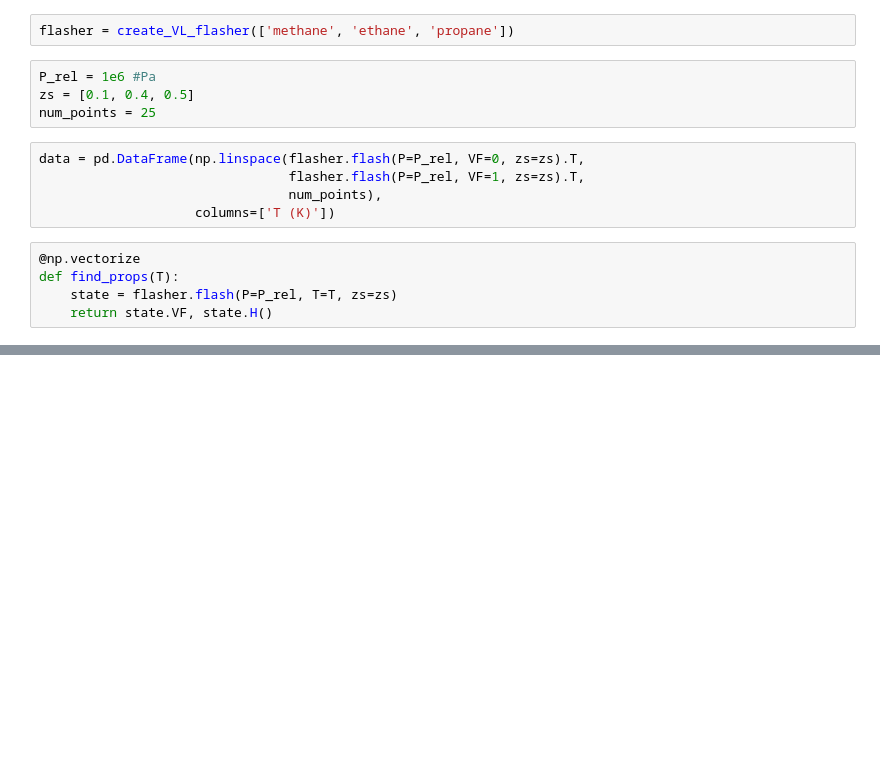
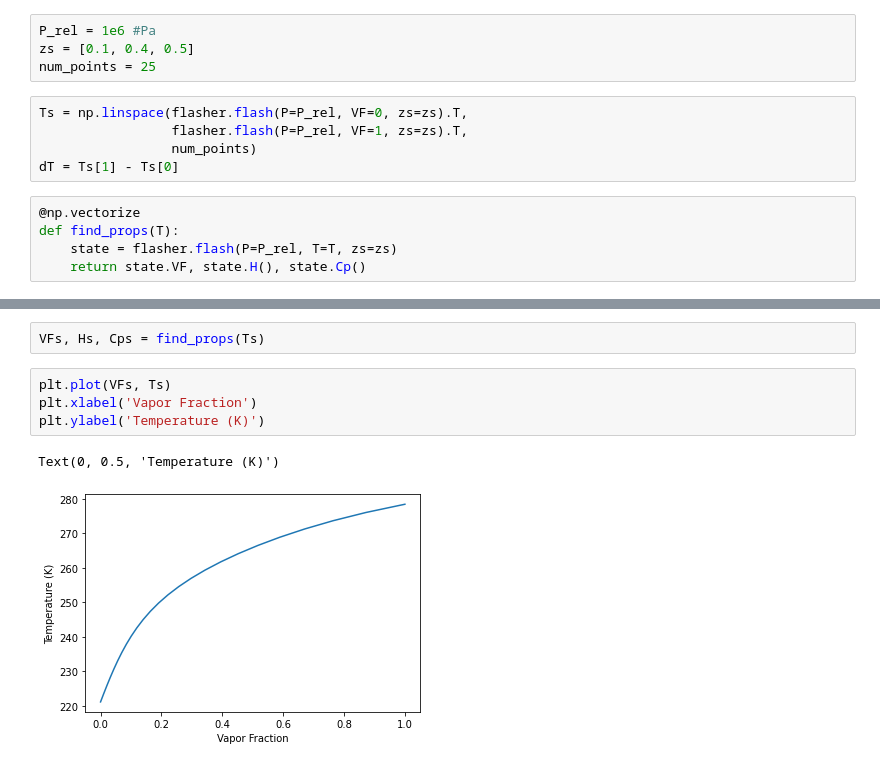
Before and after one commit to RoryKurek/prfs, a Jupyter notebook: docs/Fire-Wetted.ipynb, the cells around one changed output, grey strips where cells are left out. Cells and saved outputs as stored; diff of their text form; blank space fills up the shorter version.

```diff
--- a/docs/Fire-Wetted.ipynb
+++ b/docs/Fire-Wetted.ipynb
@@ -25,16 +24,14 @@ def create_VL_flasher(names: list) -> th.flash.FlashVL:
-# %%
-flasher = create_VL_flasher(['methane', 'ethane', 'propane'])
 # %%
 P_rel = 1e6 #Pa
 zs = [0.1, 0.4, 0.5]
 num_points = 25
 # %%
-data = pd.DataFrame(np.linspace(flasher.flash(P=P_rel, VF=0, zs=zs).T,
-                                flasher.flash(P=P_rel, VF=1, zs=zs).T,
-                                num_points),
-                    columns=['T (K)'])
+Ts = np.linspace(flasher.flash(P=P_rel, VF=0, zs=zs).T,
+                 flasher.flash(P=P_rel, VF=1, zs=zs).T,
+                 num_points)
+dT = Ts[1] - Ts[0]
 # %%
 @np.vectorize
 def find_props(T):
     state = flasher.flash(P=P_rel, T=T, zs=zs)
-    return state.VF, state.H()
+    return state.VF, state.H(), state.Cp()
@@ -71,0 +38,9 @@ timeit(find_props(data['T (K)']))
+# %%
+VFs, Hs, Cps = find_props(Ts)
+# %%
+plt.plot(VFs, Ts)
+plt.xlabel('Vapor Fraction')
+plt.ylabel('Temperature (K)')
+# %% [output]
+Text(0, 0.5, 'Temperature (K)')
+[figure, added]
```
Also changed, not shown: parts of 12 cells of this notebook, 2 other files.
